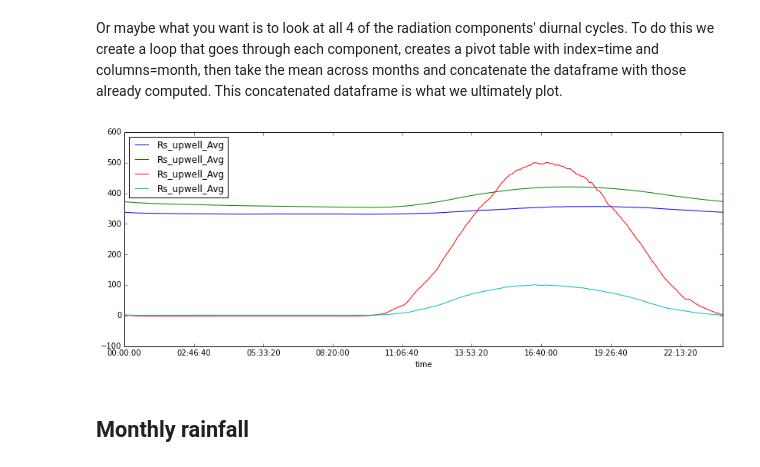
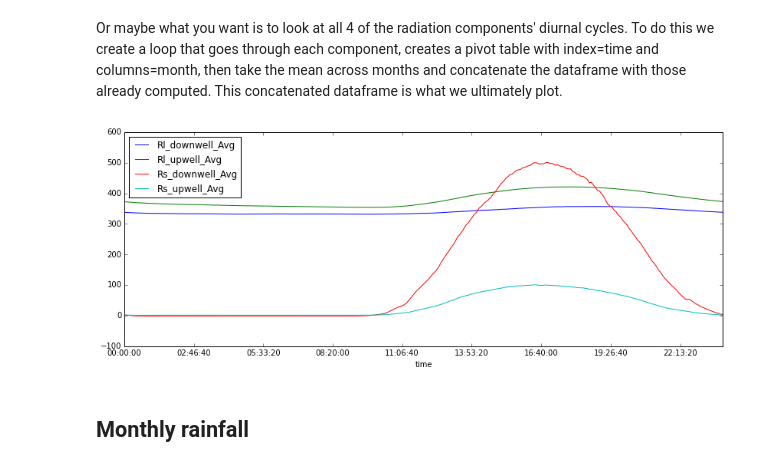
Before and after one commit to jsignell/intro-to-netcdf, a Jupyter notebook: Advanced methods in Python.ipynb, the cells around one changed output. Saved outputs shown, nothing was run; the diff lists cells and outputs as text; code cells hidden in the pictures.

```diff
--- a/Advanced methods in Python.ipynb
+++ b/Advanced methods in Python.ipynb
@@ -62,16 +62,16 @@ Or maybe what you want is to look at all 4 of the radiation components' diurnal
 # %%
 df = None
 for v in ['Rl_downwell_Avg', 'Rl_upwell_Avg', 'Rs_downwell_Avg', 'Rs_upwell_Avg']:
     pv = pd.pivot_table(radiation_df,
                         index=radiation_df.index.time,
                         columns=radiation_df.index.month,
                         values=v, aggfunc='mean')
-    df_rad = pd.DataFrame(pv.mean(axis=1), columns=[rad])
+    df_rad = pd.DataFrame(pv.mean(axis=1), columns=[v])
     df = pd.concat([df, df_rad], axis=1)
 df.plot(figsize=(14,5))
 plt.show()
 # %% [output]
-[figure, old version]
+[figure, new version]
 # %% [markdown]
 ## Monthly rainfall
 # %% [markdown]
```
Also changed, not shown: parts of 1 cell of this notebook.
